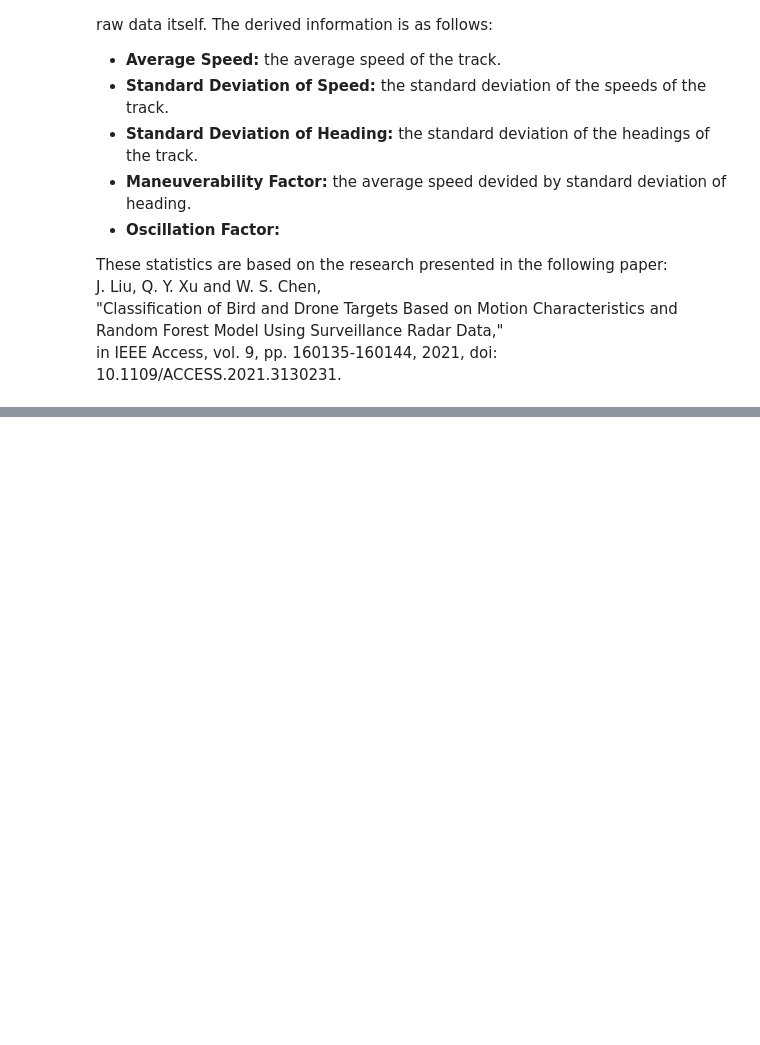
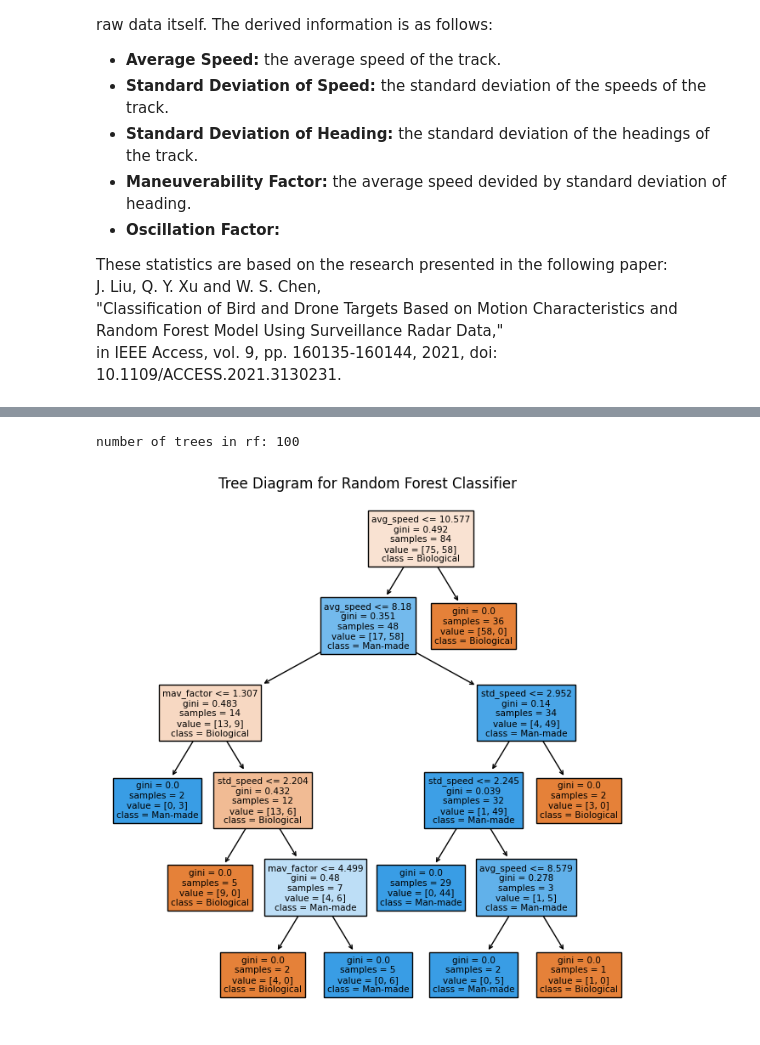
Before and after one commit to tuckerdickson/RADAR-Declutter, a Jupyter notebook: preprocessing.ipynb, the cells around one changed output, grey strips where cells are left out. Cells and saved outputs as stored; diff of their text form; code cells hidden in the pictures; blank space fills up the shorter version.

```diff
--- a/preprocessing.ipynb
+++ b/preprocessing.ipynb
@@ -106,8 +108,12 @@ df_ecco = pd.read_csv('Data/ecco.csv')
 df_ecco.name = 'ecco.csv'
 
 # load simulated dataset
-df_simu = pd.read_csv('Data/simulatedDroneData.csv')
-df_simu.name = 'simulatedDroneData.csv'
+li = []
+for i in range(2,8):
+    df = pd.read_csv(f'data/simulatedDroneData{i}.csv')
+    li.append(df)
+
+df_simu = pd.concat(li, axis=0, ignore_index=True)
 
 # display a summary of the fields for each dataset
 printInfo([df_ecco, df_simu])
@@ -386,7 +413,11 @@ X_new = pd.DataFrame({
     'std_heading': std_heading,
     'mav_factor': mav_factor
 })
-X_new.replace([np.inf, -np.inf, np.nan], 0, inplace=True)
+
+X_new.replace([np.nan], 0, inplace=True)
+X_new.replace([np.inf], 99999, inplace=True)
+X_new.replace([-np.inf], -99999, inplace=True)
+
 y_new = X_grouped['Label'].first()
 # %%
 # split the data into distinct training and testing sets
@@ -424,0 +493,14 @@ f1 = 0.75
+# %%
+# visualize the first three random forst trees
+print(f'number of trees in rf: {len(rf.estimators_)}')
+plt.figure(figsize=(8, 8))
+
+tree.plot_tree(rf.estimators_[0],
+            feature_names = X_new.columns,
+            class_names=['Biological', 'Man-made'],
+            filled = True)
+plt.title('Tree Diagram for Random Forest Classifier')
+plt.show()
+# %% [output]
+number of trees in rf: 100
+[figure, added]
```
Also changed, not shown: parts of 8 cells of this notebook.
